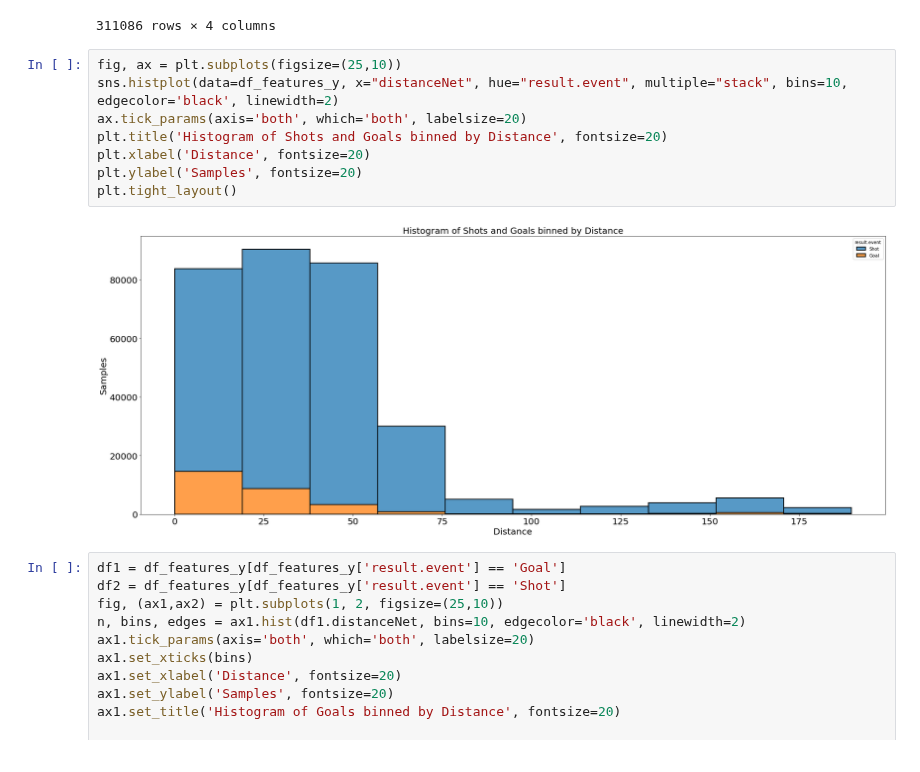
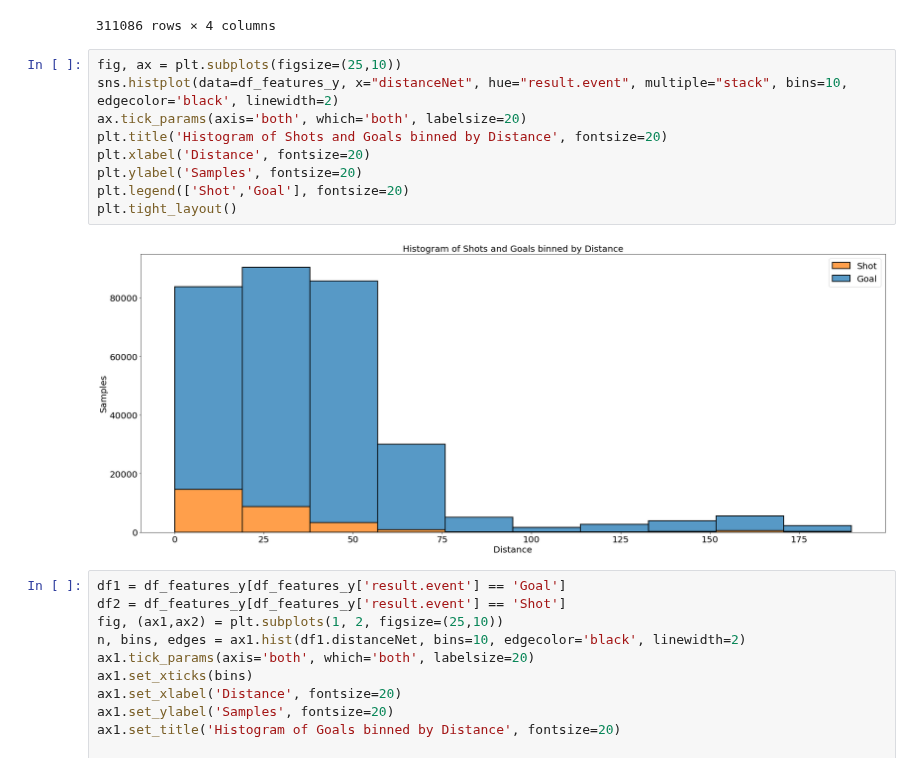
Before and after one commit to M0rph3e/ift6758-project-main, a Jupyter notebook: notebooks/fengineering1.ipynb, the cells around one changed output. Drawn from its saved outputs; the diff is of its cells as text.

```diff
--- a/notebooks/fengineering1.ipynb
+++ b/notebooks/fengineering1.ipynb
@@ -117,13 +114,14 @@ df_features_y
 # %%
 fig, ax = plt.subplots(figsize=(25,10))
 sns.histplot(data=df_features_y, x="distanceNet", hue="result.event", multiple="stack", bins=10, edgecolor='black', linewidth=2)
 ax.tick_params(axis='both', which='both', labelsize=20)
 plt.title('Histogram of Shots and Goals binned by Distance', fontsize=20)
 plt.xlabel('Distance', fontsize=20)
 plt.ylabel('Samples', fontsize=20)
+plt.legend(['Shot','Goal'], fontsize=20)
 plt.tight_layout()
 # %% [output]
-[figure, old version]
+[figure, new version]
 # %%
 df1 = df_features_y[df_features_y['result.event'] == 'Goal']
 df2 = df_features_y[df_features_y['result.event'] == 'Shot']
```
Also changed, not shown: parts of 3 cells of this notebook.
